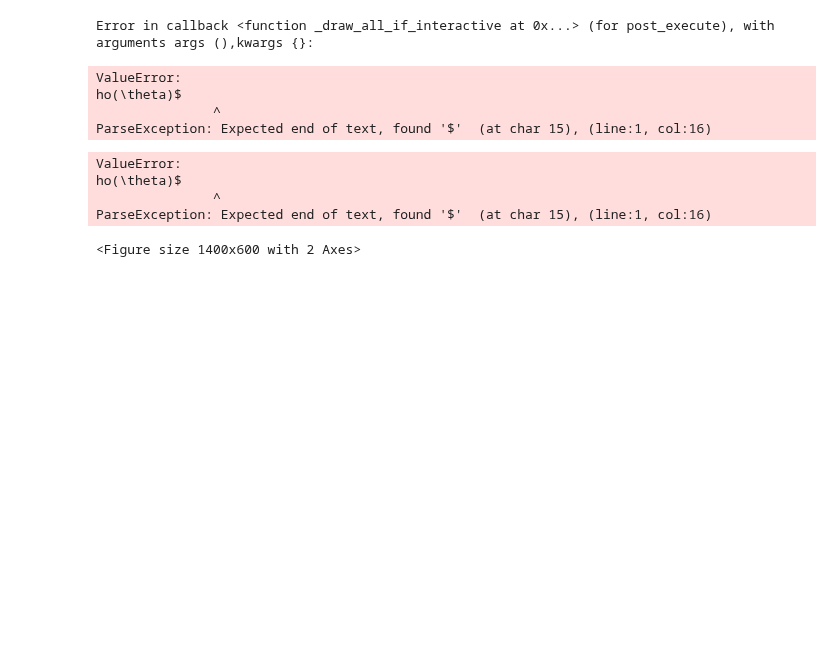
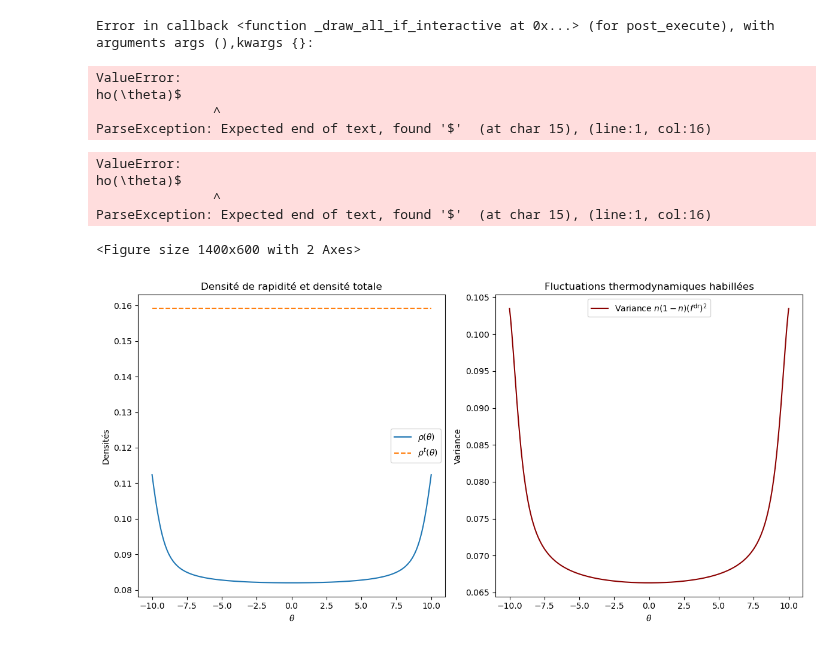
Before and after one commit to THEMEZE/quantum-mechanics-thesis, a Jupyter notebook: Fluctuation/Untitled.ipynb, the cells around one changed output. Cells and saved outputs as stored; diff of their text form; code cells hidden in the pictures; blank space fills up the shorter version.

```diff
--- a/Fluctuation/Untitled.ipynb
+++ b/Fluctuation/Untitled.ipynb
@@ -138,3 +138,77 @@ ho(\theta)$
                ^
 ParseException: Expected end of text, found '$'  (at char 15), (line:1, col:16)
 <Figure size 1400x600 with 2 Axes>
+# %%
+import numpy as np
+import matplotlib.pyplot as plt
+from scipy.integrate import quad
+from scipy.linalg import solve
+from scipy.interpolate import interp1d
+
+# Parameters
+c = 1.0  # interaction strength
+theta_min, theta_max = -10, 10
+N_theta = 300
+theta_grid = np.linspace(theta_min, theta_max, N_theta)
+dtheta = theta_grid[1] - theta_grid[0]
+
+# Kernel for Lieb-Liniger model
+def K(theta_diff, c):
+    return 2 * c / (theta_diff**2 + c**2)
+
+# Bare energy and density of states
+def epsilon(theta):
+    return theta**2
+
+# Source term: thermal equilibrium distribution at temperature T and chemical potential mu
+T = 1.0
+mu = 0.0
+def n_0(theta):
+    return 1.0 / (1.0 + np.exp((epsilon(theta) - mu) / T))
+
+# Discretized Kernel matrix
+K_matrix = np.zeros((N_theta, N_theta))
+for i in range(N_theta):
+    for j in range(N_theta):
+        K_matrix[i, j] = K(theta_grid[i] - theta_grid[j], c) * dtheta / (2 * np.pi)
+
+# Total density of states: rho^t = 1/(2pi) + K * rho
+Id = np.eye(N_theta)
+rho_total = np.ones(N_theta) / (2 * np.pi)  # source term
+
+# Solve (Id + K) * rho = rho_total => rho = inv(Id + K) * rho_total
+rho = solve(Id + K_matrix, rho_total)
+
+# Compute filling function n = rho / rho^t
+rho_t = rho + K_matrix @ rho
+n_filling = rho / rho_t
+
+# Compute dressed charge f^dr = (Id + K)^{-1} * f for f = 1
+f = np.ones(N_theta)
+f_dr = solve(Id + K_matrix, f)
+
+# Compute thermodynamic variance: n(1 - n)(f^dr)^2
+variance = n_filling * (1 - n_filling) * f_dr**2
+
+# Plot results
+plt.figure(figsize=(12, 6))
+
+plt.subplot(1, 2, 1)
+plt.plot(theta_grid, rho, label=r'$\rho(\theta)$')
+plt.plot(theta_grid, rho_t, label=r'$\rho^t(\theta)$', linestyle='--')
+plt.title('Densité de rapidité et densité totale')
+plt.xlabel(r'$\theta$')
+plt.ylabel(r'Densités')
+plt.legend()
+
+plt.subplot(1, 2, 2)
+plt.plot(theta_grid, variance, label=r'Variance $n(1-n)(f^{\mathrm{dr}})^2$', color='darkred')
+plt.title('Fluctuations thermodynamiques habillées')
+plt.xlabel(r'$\theta$')
+plt.ylabel('Variance')
+plt.legend()
+
+plt.tight_layout()
+plt.show()
+# %% [output]
+[figure, added]
```
